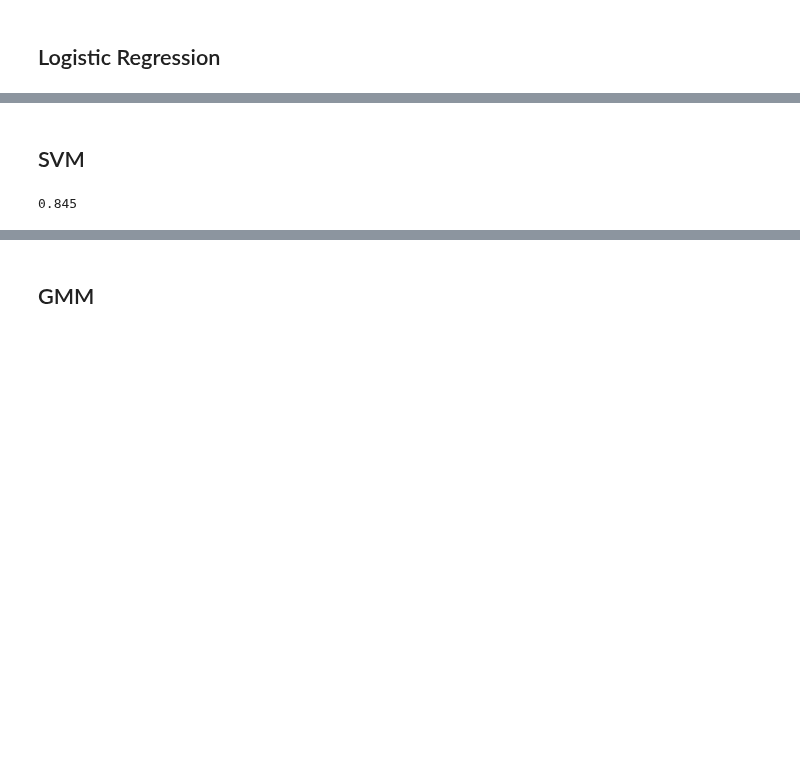
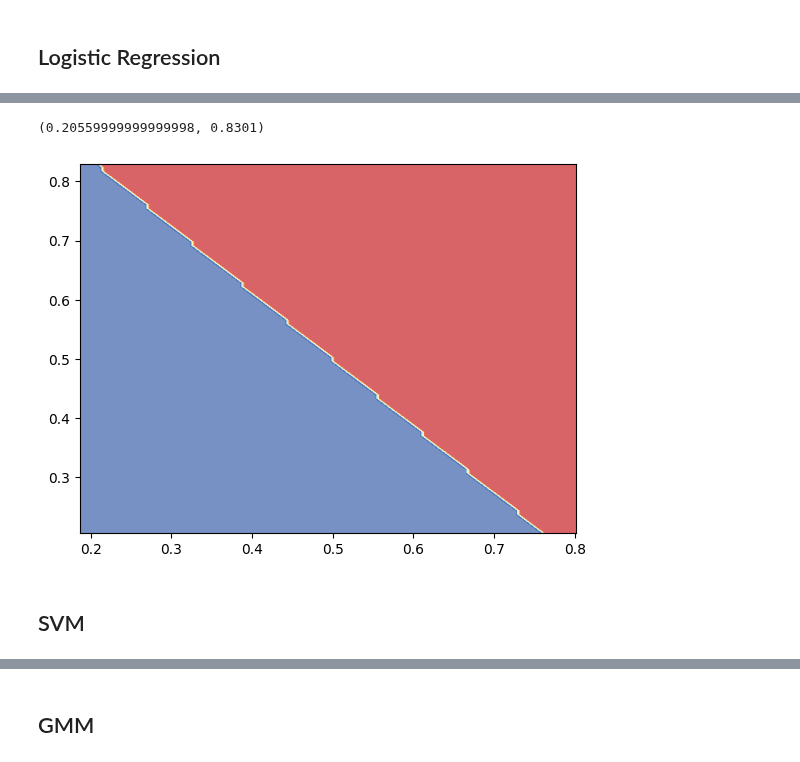
Before and after one commit to freaksie/Quantum, a Jupyter notebook: Code/ml.ipynb, the cells around one changed output, grey strips where cells are left out. Drawn from its saved outputs; the diff is of its cells as text; code cells hidden in the pictures; blank space fills up the shorter version.

```diff
--- a/Code/ml.ipynb
+++ b/Code/ml.ipynb
@@ -49,0 +71,3 @@ print(x[:,1].max(),x[:,1].min())
+# %%
+x=np.round(x,4)
+print(x)
@@ -49,0 +82,7 @@ print(x[:,1].max(),x[:,1].min())
+# %%
+
+# st,ed=700,4700
+x_train, x_test, y_train, y_test = train_test_split(x, y, test_size=0.20, random_state=45)
+print(x_train.shape)
+print(y_train.sum())
+print(x_train.shape)
@@ -79,16 +124,3 @@ plt.legend()
 
 # Show the plot
 plt.show()
-# %%
-
-# st,ed=700,4700
-x_train, x_test, y_train, y_test = train_test_split(x, y, test_size=0.30, random_state=45)
-print(x_train.shape)
-print(y_train.sum())
-
-# x_train=np.mean(x_train,axis=1)
-# x_test=np.mean(x_test,axis=1)
-
-# x_train=x_train.reshape((x_train.shape[0],x_train.shape[1]*2))
-# x_test=x_test.reshape((x_test.shape[0],x_test.shape[1]*2))
-print(x_train.shape)
@@ -110,9 +138,21 @@ pred = classifier.predict(x_test)
+# %%
+x_min, x_max = x[:, 0].min() - 0.1, x[:,0].max() + 0.1
+y_min, y_max = x[:, 1].min() - 0.1, x[:, 1].max() + 0.1
+xx, yy = np.meshgrid(np.linspace(x_min,x_max, 100), np.linspace(y_min, y_max, 100))
+x_in = np.c_[xx.ravel(), yy.ravel()]
+y_pred = classifier.predict(x_in)
+y_pred = np.round(y_pred).reshape(xx.shape)
+plt.contourf(xx, yy, y_pred, cmap=plt.cm.RdYlBu, alpha=0.7 )
+# plt.scatter(x[:,0], x[:, 1], c=y, s=40, cmap=plt.cm.RdYlBu)
+plt.xlim(xx.min(), xx.max())
+plt.ylim(yy.min(), yy.max())
+# %% [output]
+(0.20559999999999998, 0.8301)
+[figure, added]
 # %% [markdown]
 ## SVM
 # %%
-model=SVC(decision_function_shape='ovo')
+model=SVC(kernel='rbf',decision_function_shape='ovo',probability=True)
 model.fit(x_train,y_train)
 print(model.score(x_test,y_test))
 pred=model.predict(x_test)
-# %% [output]
-0.845
```
Also changed, not shown: parts of 30 cells of this notebook, 5 other files.
